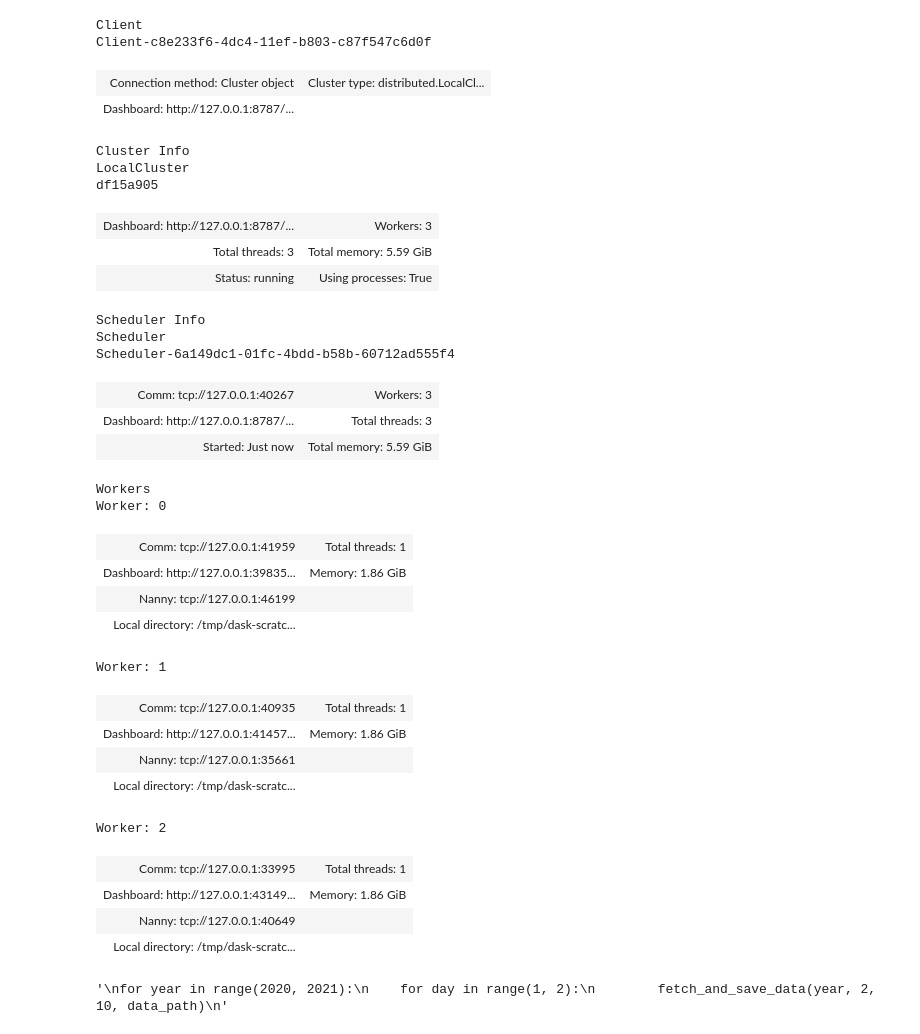
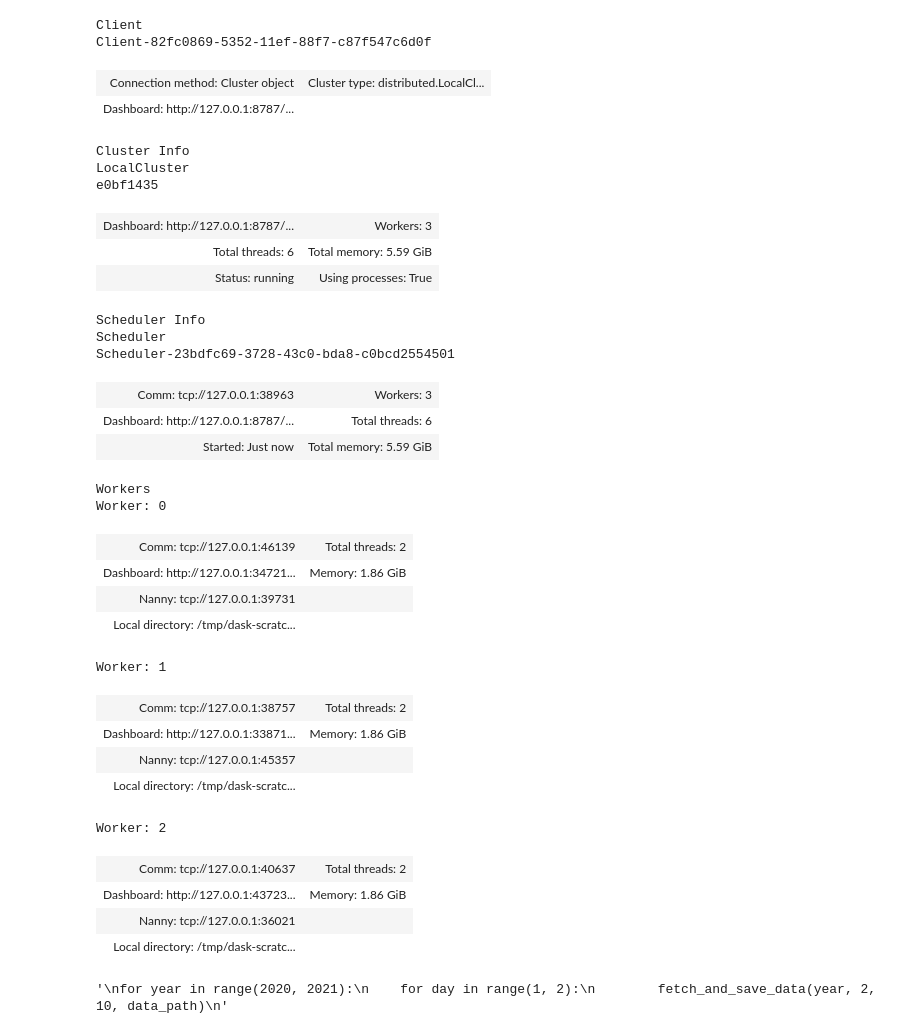
Before and after one commit to ThomWorm/FruitFlyPheno, a Jupyter notebook: test.ipynb, the cells around one changed output. Cells and saved outputs as stored; diff of their text form; code cells hidden in the pictures.

```diff
--- a/test.ipynb
+++ b/test.ipynb
@@ -27,38 +30,38 @@ ModuleNotFoundError: No module named 'numpy.lib.arrayterator'
 # %%
-client = Client(n_workers=3, threads_per_worker=1, memory_limit="2GB")
+client = Client(n_workers=3, threads_per_worker=2, memory_limit="2GB")
 client
 # %% [output]
 Client
-Client-c8e233f6-4dc4-11ef-b803-c87f547c6d0f
+Client-82fc0869-5352-11ef-88f7-c87f547c6d0f
 | Connection method: Cluster object | Cluster type: distributed.LocalCl... |
 | Dashboard: http://127.0.0.1:8787/... |  |
 Cluster Info
 LocalCluster
-df15a905
+e0bf1435
 | Dashboard: http://127.0.0.1:8787/... | Workers: 3 |
-| Total threads: 3 | Total memory: 5.59 GiB |
+| Total threads: 6 | Total memory: 5.59 GiB |
 | Status: running | Using processes: True |
 Scheduler Info
 Scheduler
-Scheduler-6a149dc1-01fc-4bdd-b58b-60712ad555f4
+Scheduler-23bdfc69-3728-43c0-bda8-c0bcd2554501
-| Comm: tcp://127.0.0.1:40267 | Workers: 3 |
-| Dashboard: http://127.0.0.1:8787/... | Total threads: 3 |
+| Comm: tcp://127.0.0.1:38963 | Workers: 3 |
+| Dashboard: http://127.0.0.1:8787/... | Total threads: 6 |
 | Started: Just now | Total memory: 5.59 GiB |
 Workers
 Worker: 0
-| Comm: tcp://127.0.0.1:41959 | Total threads: 1 |
-| Dashboard: http://127.0.0.1:39835... | Memory: 1.86 GiB |
-| Nanny: tcp://127.0.0.1:46199 |  |
+| Comm: tcp://127.0.0.1:46139 | Total threads: 2 |
+| Dashboard: http://127.0.0.1:34721... | Memory: 1.86 GiB |
+| Nanny: tcp://127.0.0.1:39731 |  |
 | Local directory: /tmp/dask-scratc... |  |
 Worker: 1
-| Comm: tcp://127.0.0.1:40935 | Total threads: 1 |
-| Dashboard: http://127.0.0.1:41457... | Memory: 1.86 GiB |
-| Nanny: tcp://127.0.0.1:35661 |  |
+| Comm: tcp://127.0.0.1:38757 | Total threads: 2 |
+| Dashboard: http://127.0.0.1:33871... | Memory: 1.86 GiB |
+| Nanny: tcp://127.0.0.1:45357 |  |
 | Local directory: /tmp/dask-scratc... |  |
 Worker: 2
-| Comm: tcp://127.0.0.1:33995 | Total threads: 1 |
-| Dashboard: http://127.0.0.1:43149... | Memory: 1.86 GiB |
-| Nanny: tcp://127.0.0.1:40649 |  |
+| Comm: tcp://127.0.0.1:40637 | Total threads: 2 |
+| Dashboard: http://127.0.0.1:43723... | Memory: 1.86 GiB |
+| Nanny: tcp://127.0.0.1:36021 |  |
 | Local directory: /tmp/dask-scratc... |  |
 # %%
 
```
Also changed, not shown: parts of 25 cells of this notebook, 2 other files.
